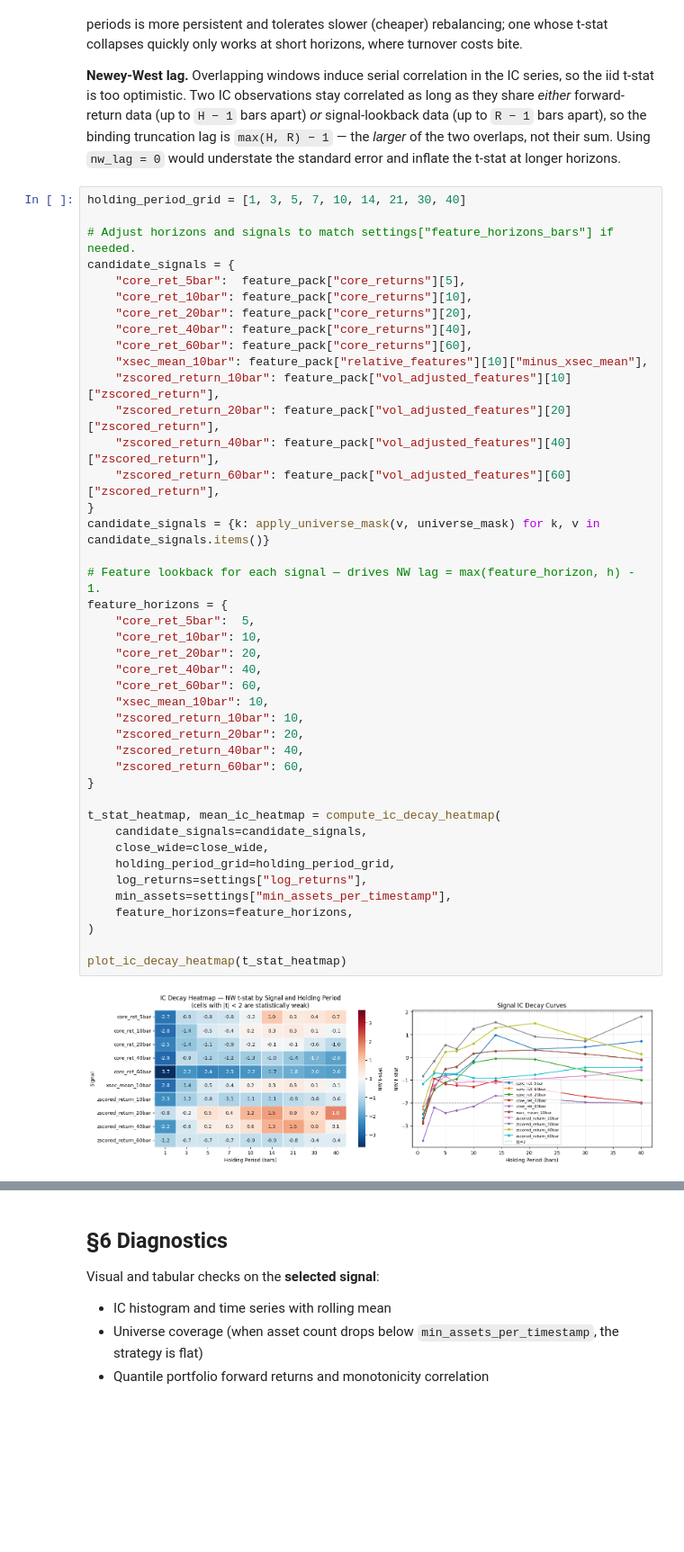
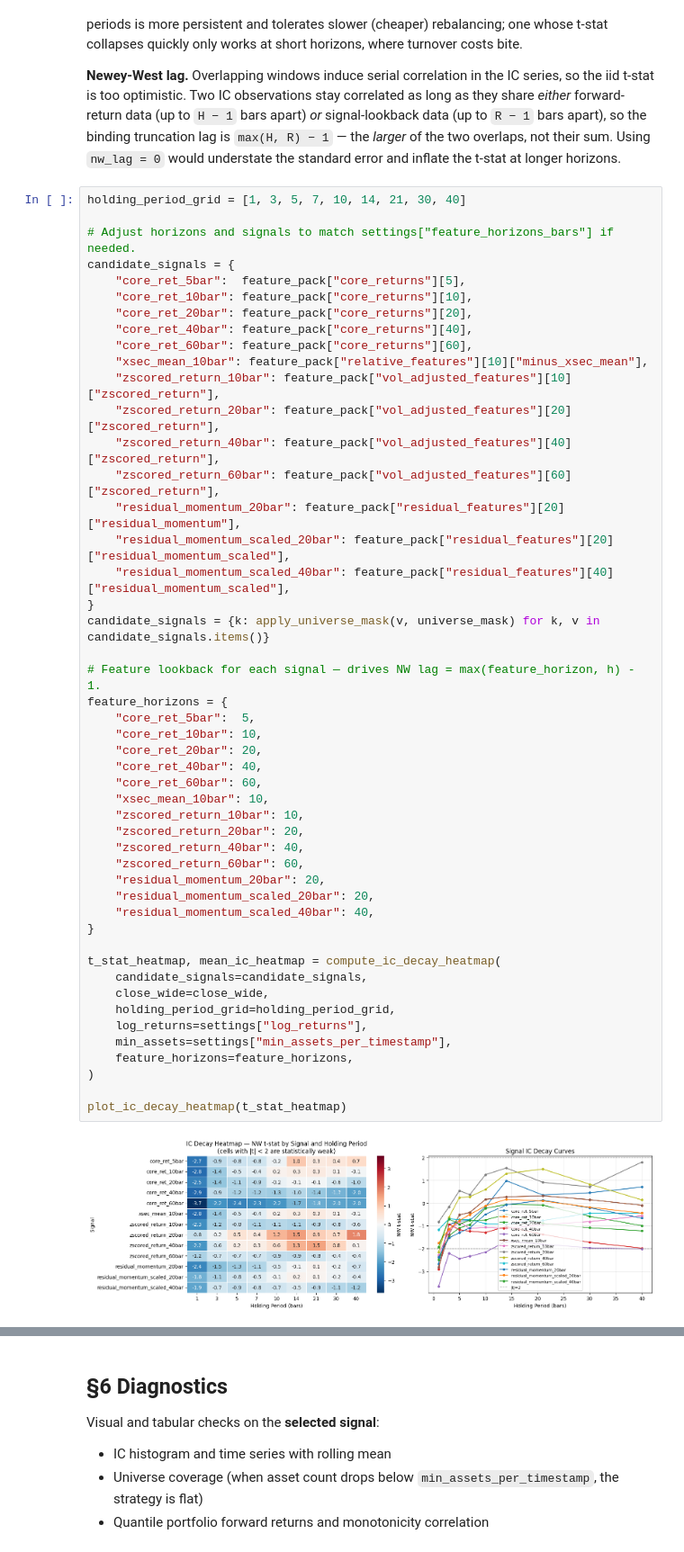
Before and after one commit to billybraith17/crypto-stat-arb, a Jupyter notebook: research/cs_momentum_research.ipynb, the cells around one changed output, grey strips where cells are left out. Shown at 90% size. Drawn from its saved outputs; the diff is of its cells as text; blank space fills up the shorter version.

```diff
--- a/research/cs_momentum_research.ipynb
+++ b/research/cs_momentum_research.ipynb
@@ -345,35 +445,41 @@ candidate_signals = {
     "zscored_return_20bar": feature_pack["vol_adjusted_features"][20]["zscored_return"],
     "zscored_return_40bar": feature_pack["vol_adjusted_features"][40]["zscored_return"],
     "zscored_return_60bar": feature_pack["vol_adjusted_features"][60]["zscored_return"],
+    "residual_momentum_20bar": feature_pack["residual_features"][20]["residual_momentum"],
+    "residual_momentum_scaled_20bar": feature_pack["residual_features"][20]["residual_momentum_scaled"],
+    "residual_momentum_scaled_40bar": feature_pack["residual_features"][40]["residual_momentum_scaled"],
 }
 candidate_signals = {k: apply_universe_mask(v, universe_mask) for k, v in candidate_signals.items()}
 
 # Feature lookback for each signal — drives NW lag = max(feature_horizon, h) - 1.
 feature_horizons = {
     "core_ret_5bar":  5,
     "core_ret_10bar": 10,
     "core_ret_20bar": 20,
     "core_ret_40bar": 40,
     "core_ret_60bar": 60,
     "xsec_mean_10bar": 10,
     "zscored_return_10bar": 10,
     "zscored_return_20bar": 20,
     "zscored_return_40bar": 40,
     "zscored_return_60bar": 60,
+    "residual_momentum_20bar": 20,
+    "residual_momentum_scaled_20bar": 20,
+    "residual_momentum_scaled_40bar": 40,
 }
 
 t_stat_heatmap, mean_ic_heatmap = compute_ic_decay_heatmap(
     candidate_signals=candidate_signals,
     close_wide=close_wide,
     holding_period_grid=holding_period_grid,
     log_returns=settings["log_returns"],
     min_assets=settings["min_assets_per_timestamp"],
     feature_horizons=feature_horizons,
 )
 
 plot_ic_decay_heatmap(t_stat_heatmap)
 # %% [output]
-[figure, old version]
+[figure, new version]
 Signal                    | Peak hold |   Peak t |  t @ h=1 | Zero-cross hold
 ------------------------------------------------------------------------
 core_ret_5bar             |        14 |     0.98 |    -2.67 | ~1
```
Also changed, not shown: parts of 15 cells of this notebook, 10 other files.
